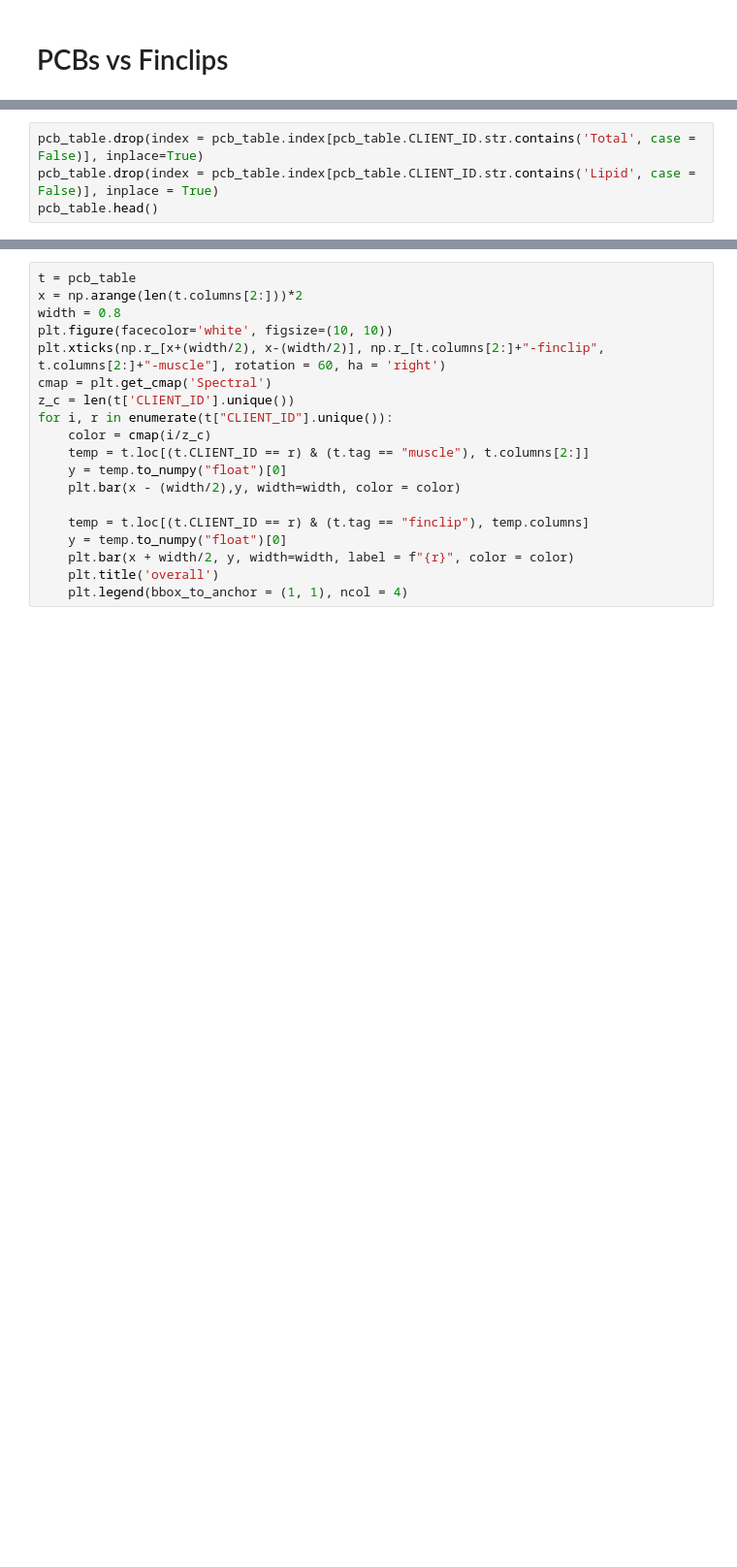
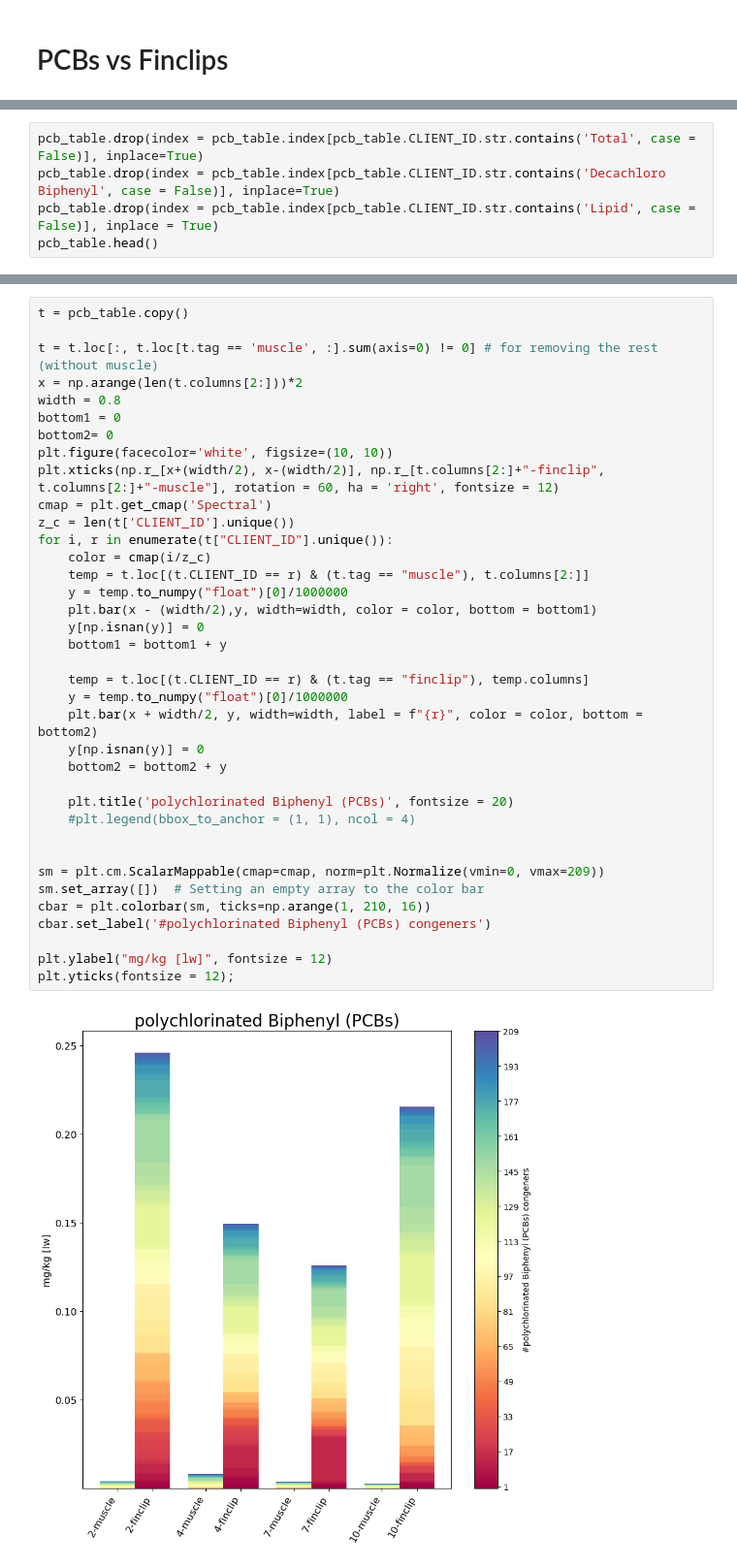
Before and after one commit to amirmtaghizadegan/Sturgeon, a Jupyter notebook: finclips.ipynb, the cells around one changed output, grey strips where cells are left out. Shown at 97% size. Saved outputs shown, nothing was run; the diff lists cells and outputs as text; blank space fills up the shorter version.

```diff
--- a/finclips.ipynb
+++ b/finclips.ipynb
@@ -224,4 +371,5 @@ pcb_table.head()
 # %%
 pcb_table.drop(index = pcb_table.index[pcb_table.CLIENT_ID.str.contains('Total', case = False)], inplace=True)
+pcb_table.drop(index = pcb_table.index[pcb_table.CLIENT_ID.str.contains('Decachloro Biphenyl', case = False)], inplace=True)
 pcb_table.drop(index = pcb_table.index[pcb_table.CLIENT_ID.str.contains('Lipid', case = False)], inplace = True)
 pcb_table.head()
@@ -228,19 +383,39 @@ pcb_table.head()
 # %%
-t = pcb_table
+t = pcb_table.copy()
+
+t = t.loc[:, t.loc[t.tag == 'muscle', :].sum(axis=0) != 0] # for removing the rest (without muscle)
 x = np.arange(len(t.columns[2:]))*2
 width = 0.8
+bottom1 = 0
+bottom2= 0
 plt.figure(facecolor='white', figsize=(10, 10))
-plt.xticks(np.r_[x+(width/2), x-(width/2)], np.r_[t.columns[2:]+"-finclip", t.columns[2:]+"-muscle"], rotation = 60, ha = 'right')
+plt.xticks(np.r_[x+(width/2), x-(width/2)], np.r_[t.columns[2:]+"-finclip", t.columns[2:]+"-muscle"], rotation = 60, ha = 'right', fontsize = 12)
 cmap = plt.get_cmap('Spectral')
 z_c = len(t['CLIENT_ID'].unique())
 for i, r in enumerate(t["CLIENT_ID"].unique()):
     color = cmap(i/z_c)
     temp = t.loc[(t.CLIENT_ID == r) & (t.tag == "muscle"), t.columns[2:]]
-    y = temp.to_numpy("float")[0]
-    plt.bar(x - (width/2),y, width=width, color = color)
+    y = temp.to_numpy("float")[0]/1000000
+    plt.bar(x - (width/2),y, width=width, color = color, bottom = bottom1)
+    y[np.isnan(y)] = 0
+    bottom1 = bottom1 + y
 
     temp = t.loc[(t.CLIENT_ID == r) & (t.tag == "finclip"), temp.columns]
-    y = temp.to_numpy("float")[0]
-    plt.bar(x + width/2, y, width=width, label = f"{r}", color = color)
-    plt.title('overall')
-    plt.legend(bbox_to_anchor = (1, 1), ncol = 4)
+    y = temp.to_numpy("float")[0]/1000000
+    plt.bar(x + width/2, y, width=width, label = f"{r}", color = color, bottom = bottom2)
+    y[np.isnan(y)] = 0
+    bottom2 = bottom2 + y
+
+    plt.title('polychlorinated Biphenyl (PCBs)', fontsize = 20)
+    #plt.legend(bbox_to_anchor = (1, 1), ncol = 4)
+
+
+sm = plt.cm.ScalarMappable(cmap=cmap, norm=plt.Normalize(vmin=0, vmax=209))
+sm.set_array([])  # Setting an empty array to the color bar
+cbar = plt.colorbar(sm, ticks=np.arange(1, 210, 16))
+cbar.set_label('#polychlorinated Biphenyl (PCBs) congeners')
+
+plt.ylabel("mg/kg [lw]", fontsize = 12)
+plt.yticks(fontsize = 12);
+# %% [output]
+[figure, added]
```
Also changed, not shown: parts of 13 cells of this notebook.
